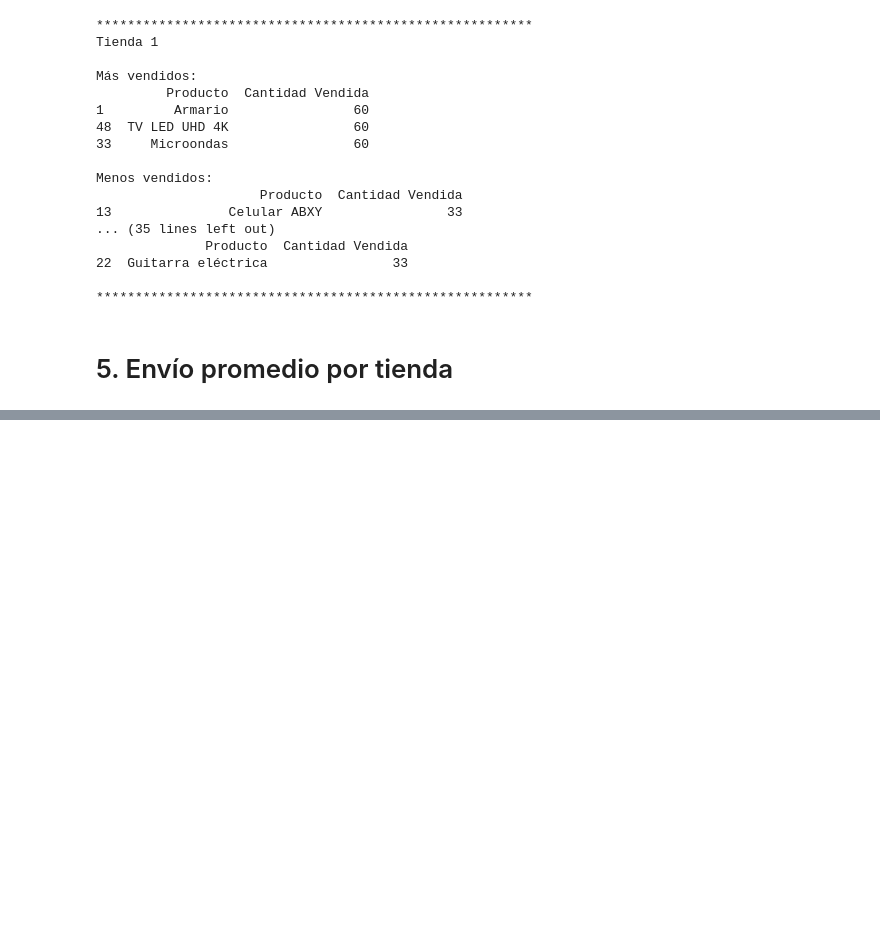
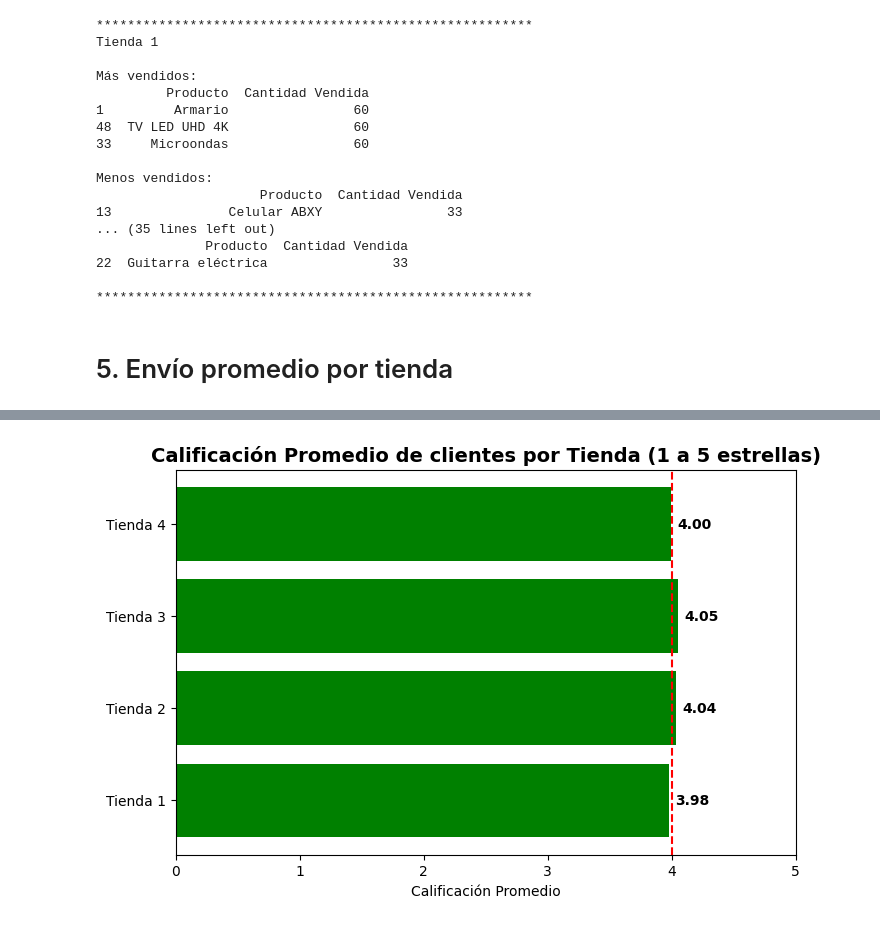
Before and after one commit to BillDevData/Challenge-1-Data-Science, a Jupyter notebook: AluraStoreLatam.ipynb, the cells around one changed output, grey strips where cells are left out. Drawn from its saved outputs; the diff is of its cells as text; code cells hidden in the pictures; blank space fills up the shorter version.

```diff
--- a/AluraStoreLatam.ipynb
+++ b/AluraStoreLatam.ipynb
@@ -208,0 +237,8 @@ Menos vendidos:
+# %%
+calificacion_tiendas = {
+    "Tienda": ["Tienda 1", "Tienda 2", "Tienda 3", "Tienda 4"],
+    "Calificación Promedio": [promedio_tienda1, promedio_tienda2, promedio_tienda3, promedio_tienda4]
+}
+
+df_calificacion = pd.DataFrame(calificacion_tiendas)
+df_calificacion
@@ -208,0 +251,17 @@ Menos vendidos:
+# %%
+plt.figure(figsize=(8,5))
+bars = plt.barh(df_calificacion["Tienda"], df_calificacion["Calificación Promedio"], color="green")
+
+plt.axvline(x=4.0, color="red", linestyle="--", linewidth=1.5, label="Referencia 4.0")
+
+for bar in bars:
+    width = bar.get_width()
+    plt.text(width + 0.05, bar.get_y() + bar.get_height()/2, f"{width:.2f}", va="center", fontsize=10, fontweight="bold")
+
+plt.title("Calificación Promedio de clientes por Tienda (1 a 5 estrellas)", fontsize=14, fontweight="bold")
+plt.xlabel("Calificación Promedio")
+plt.xlim(0, 5)
+
+plt.show()
+# %% [output]
+[figure, added]
```
Also changed, not shown: parts of 14 cells of this notebook.
